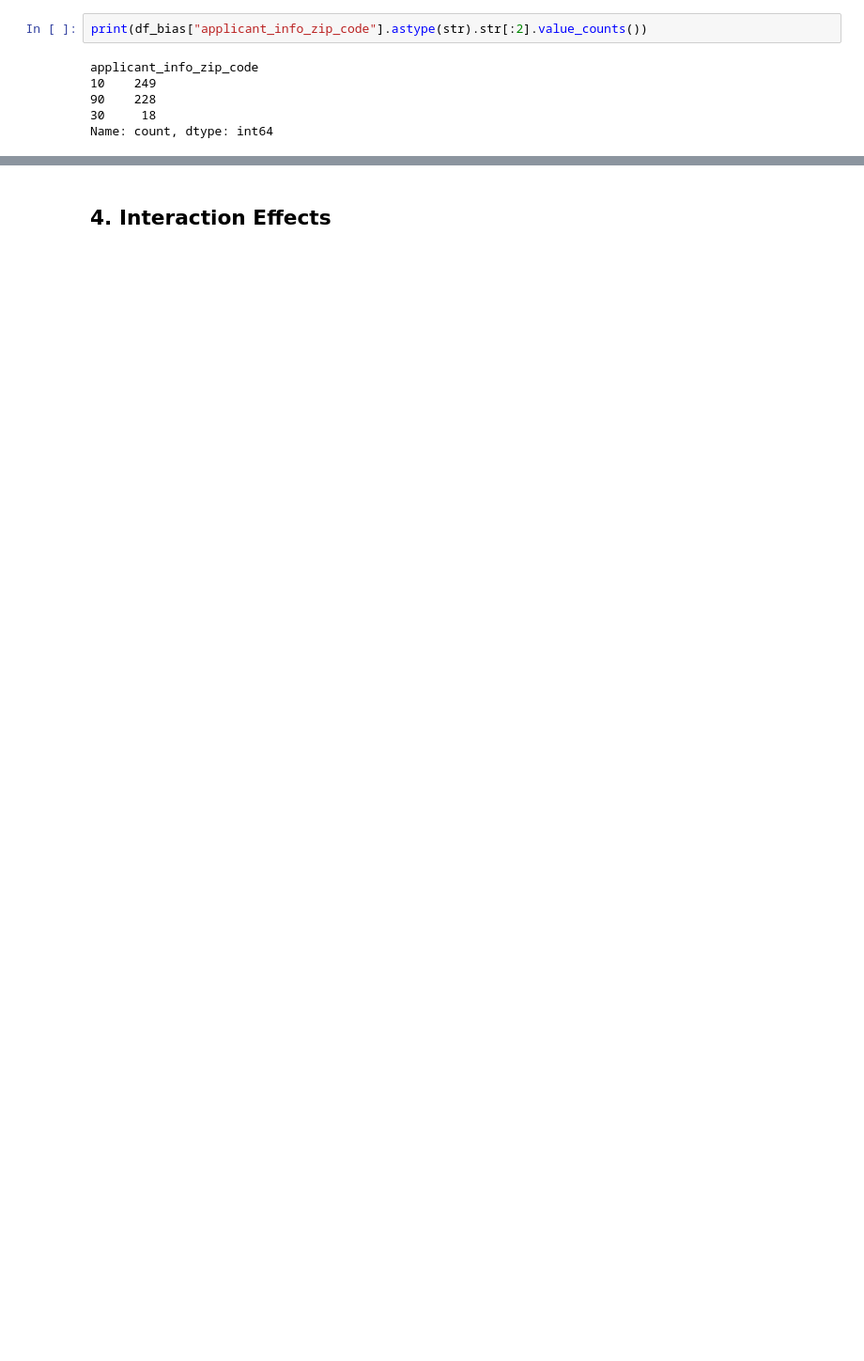
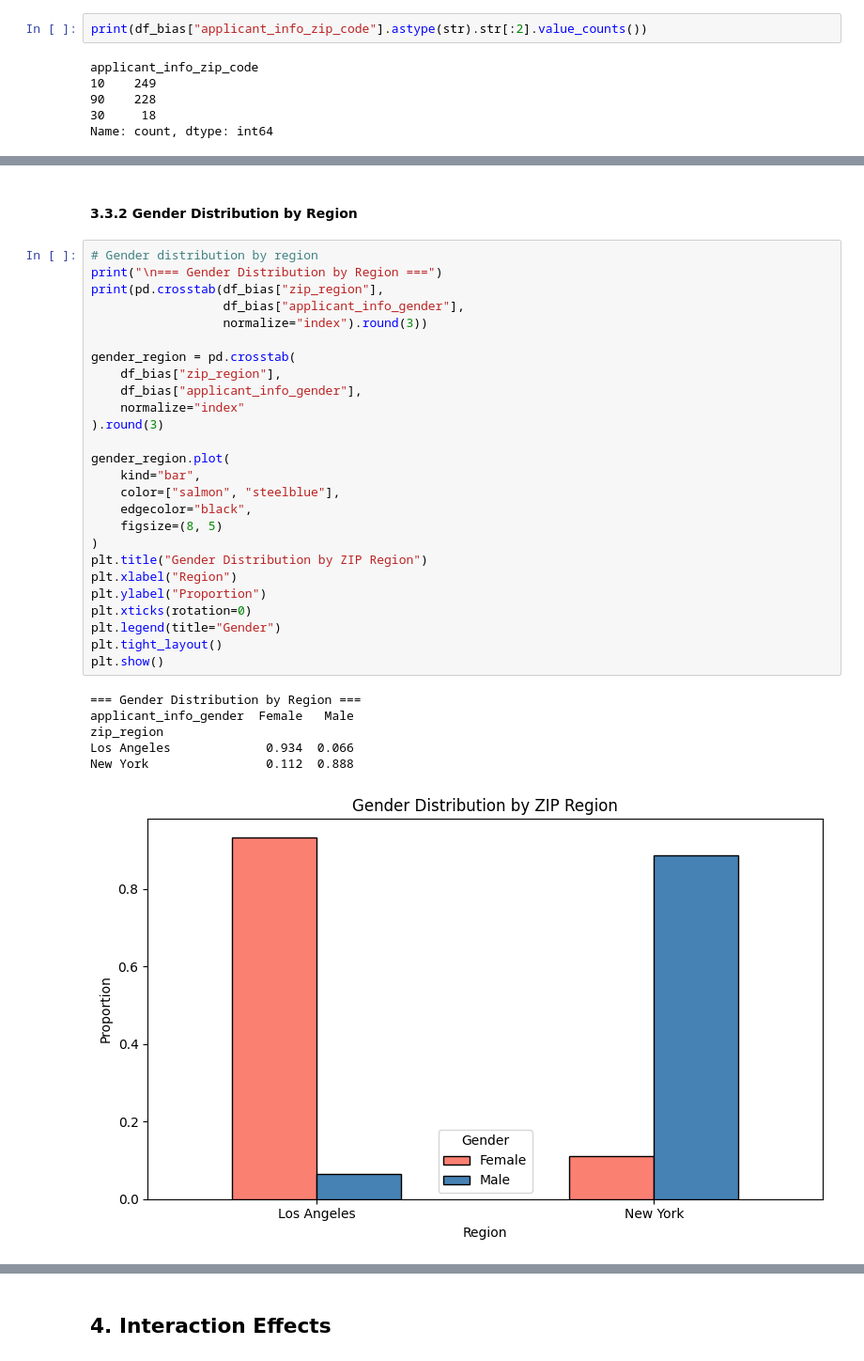
Before and after one commit to afonsojoao2001/dego-project-team12, a Jupyter notebook: notebooks/02-bias-analysis.ipynb, the cells around one changed output, grey strips where cells are left out. Shown at 94% size. Saved outputs shown, nothing was run; the diff lists cells and outputs as text; blank space fills up the shorter version.

```diff
--- a/notebooks/02-bias-analysis.ipynb
+++ b/notebooks/02-bias-analysis.ipynb
@@ -845,0 +841,35 @@ Name: analysis_age_years, dtype: float64
+# %% [markdown]
+#### 3.3.2 Gender Distribution by Region
+# %%
+# Gender distribution by region
+print("\n=== Gender Distribution by Region ===")
+print(pd.crosstab(df_bias["zip_region"],
+                  df_bias["applicant_info_gender"],
+                  normalize="index").round(3))
+
+gender_region = pd.crosstab(
+    df_bias["zip_region"],
+    df_bias["applicant_info_gender"],
+    normalize="index"
+).round(3)
+
+gender_region.plot(
+    kind="bar",
+    color=["salmon", "steelblue"],
+    edgecolor="black",
+    figsize=(8, 5)
+)
+plt.title("Gender Distribution by ZIP Region")
+plt.xlabel("Region")
+plt.ylabel("Proportion")
+plt.xticks(rotation=0)
+plt.legend(title="Gender")
+plt.tight_layout()
+plt.show()
+# %% [output]
+=== Gender Distribution by Region ===
+applicant_info_gender  Female   Male
+zip_region
+Los Angeles             0.934  0.066
+New York                0.112  0.888
+[figure, added]
```
Also changed, not shown: parts of 20 cells of this notebook.
